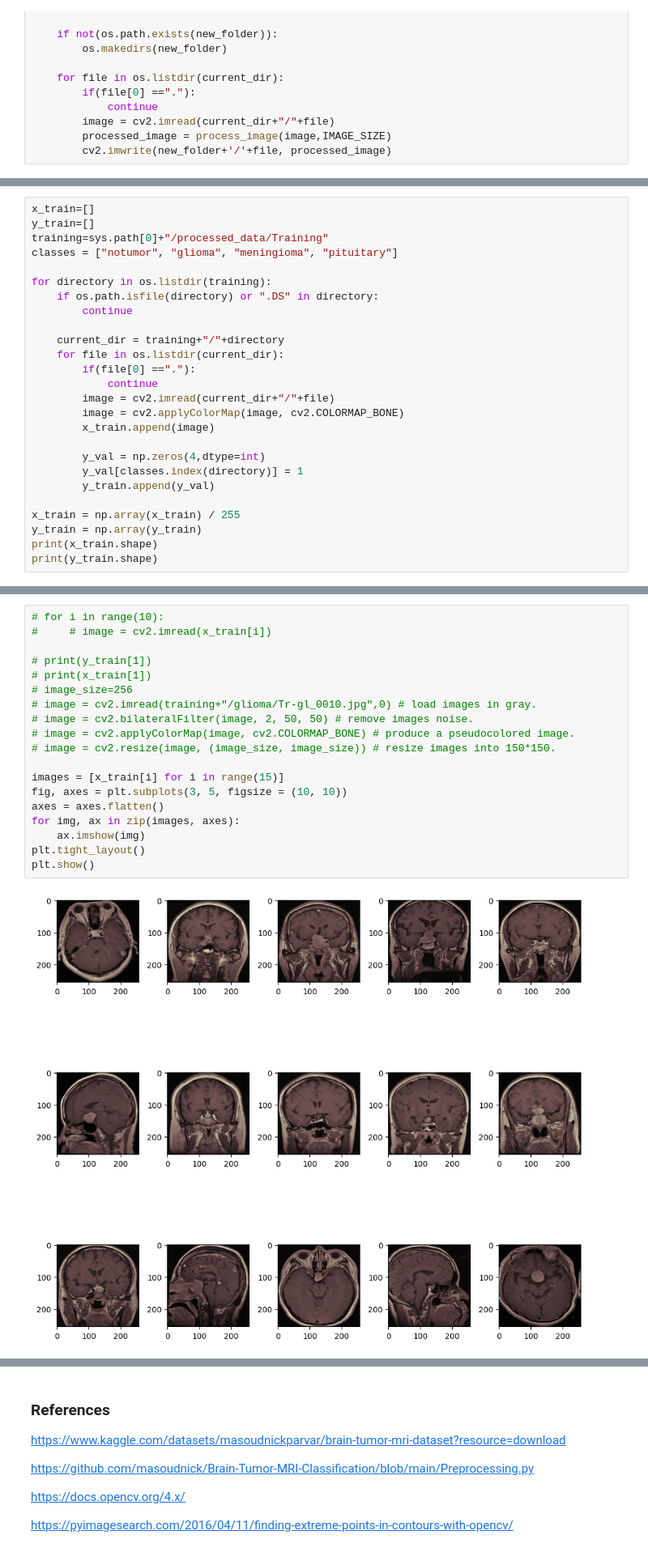
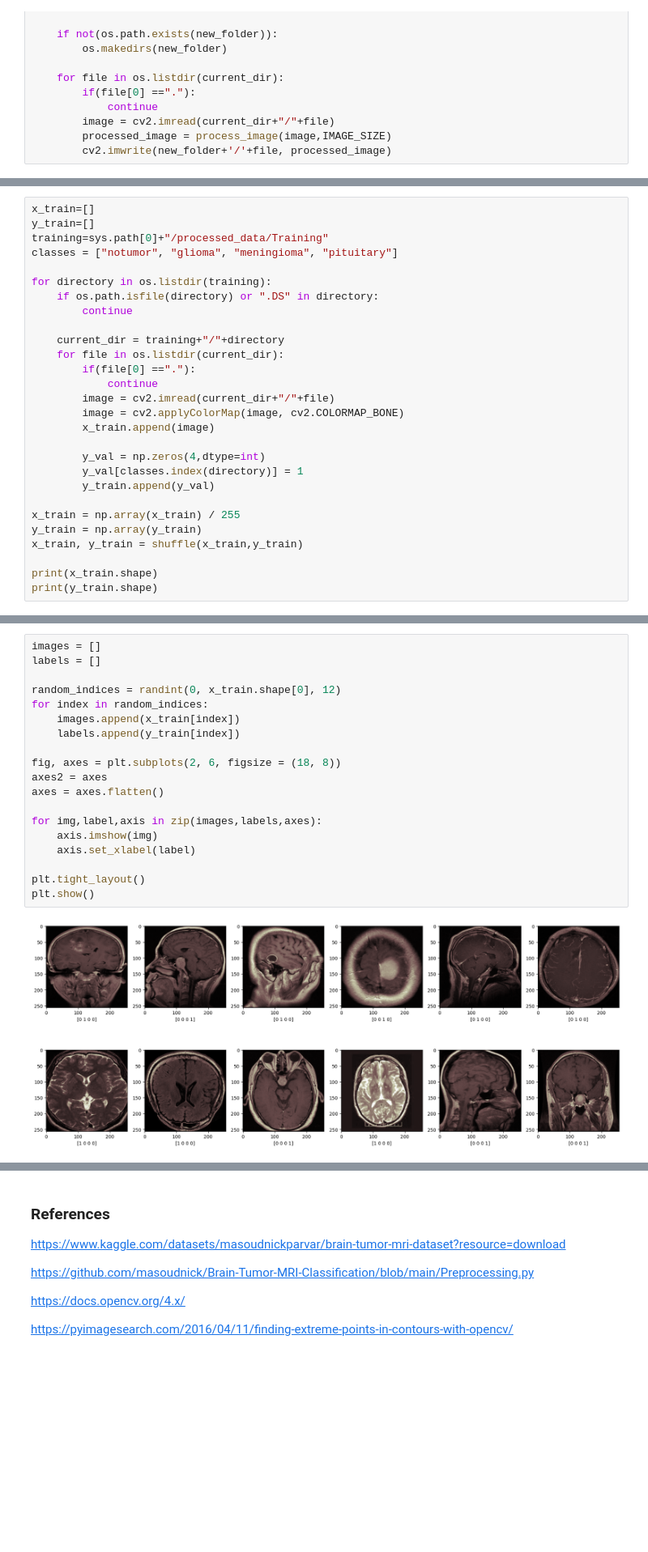
Before and after one commit to deliarm/Brain-Tumor-Classifier, a Jupyter notebook: main.ipynb, the cells around one changed output, grey strips where cells are left out. Shown at 81% size. Cells and saved outputs as stored; diff of their text form; blank space fills up the shorter version.

```diff
--- a/main.ipynb
+++ b/main.ipynb
@@ -131,5 +137,7 @@ for directory in os.listdir(training):
 
 x_train = np.array(x_train) / 255
 y_train = np.array(y_train)
+x_train, y_train = shuffle(x_train,y_train)
+
 print(x_train.shape)
 print(y_train.shape)
@@ -136,21 +151,21 @@ print(y_train.shape)
 # %%
-# for i in range(10):
-#     # image = cv2.imread(x_train[i])
+images = []
+labels = []
 
-# print(y_train[1])
-# print(x_train[1])
-# image_size=256
-# image = cv2.imread(training+"/glioma/Tr-gl_0010.jpg",0) # load images in gray.
-# image = cv2.bilateralFilter(image, 2, 50, 50) # remove images noise.
-# image = cv2.applyColorMap(image, cv2.COLORMAP_BONE) # produce a pseudocolored image.
-# image = cv2.resize(image, (image_size, image_size)) # resize images into 150*150.
+random_indices = randint(0, x_train.shape[0], 12)
+for index in random_indices:
+    images.append(x_train[index])
+    labels.append(y_train[index])
 
-images = [x_train[i] for i in range(15)]
-fig, axes = plt.subplots(3, 5, figsize = (10, 10))
+fig, axes = plt.subplots(2, 6, figsize = (18, 8))
+axes2 = axes
 axes = axes.flatten()
-for img, ax in zip(images, axes):
-    ax.imshow(img)
+
+for img,label,axis in zip(images,labels,axes):
+    axis.imshow(img)
+    axis.set_xlabel(label)
+
 plt.tight_layout()
 plt.show()
 # %% [output]
-[figure, old version]
+[figure, new version]
```
Also changed, not shown: parts of 9 cells of this notebook, 1 other file.
